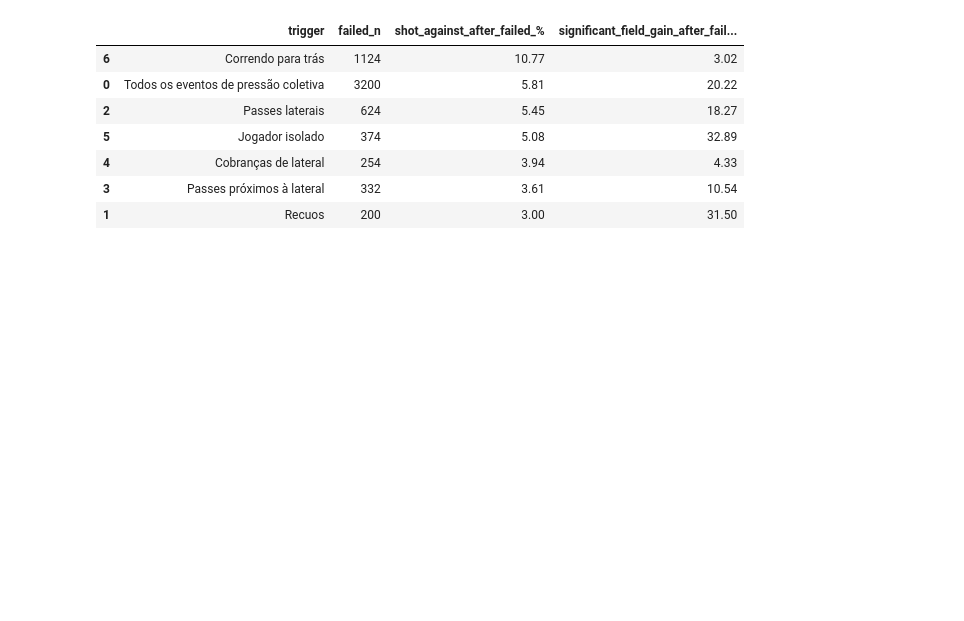
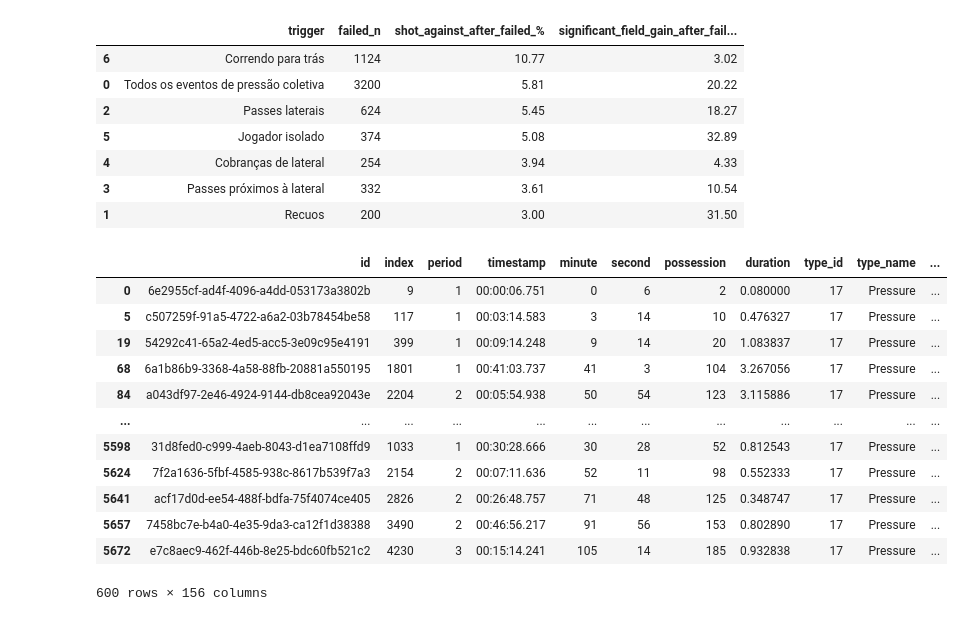
Before and after one commit to AbraaoCG/SoccerPressing, a Jupyter notebook: triggers_v0.ipynb, the cells around one changed output. Drawn from its saved outputs; the diff is of its cells as text; code cells hidden in the pictures; blank space fills up the shorter version.

```diff
--- a/triggers_v0.ipynb
+++ b/triggers_v0.ipynb
@@ -1070,3 +1070,19 @@ Falhas defensivas avaliadas: 1124
 | 4 | Cobranças de lateral | 254 | 3.94 | 4.33 |
 | 3 | Passes próximos à lateral | 332 | 3.61 | 10.54 |
 | 1 | Recuos | 200 | 3.00 | 31.50 |
+# %%
+open_area_passes
+# %% [output]
+|  | id | index | period | timestamp | minute | second | possession | duration | type_id | type_name | ... |
+| 0 | 6e2955cf-ad4f-4096-a4dd-053173a3802b | 9 | 1 | 00:00:06.751 | 0 | 6 | 2 | 0.080000 | 17 | Pressure | ... |
+| 5 | c507259f-91a5-4722-a6a2-03b78454be58 | 117 | 1 | 00:03:14.583 | 3 | 14 | 10 | 0.476327 | 17 | Pressure | ... |
+| 19 | 54292c41-65a2-4ed5-acc5-3e09c95e4191 | 399 | 1 | 00:09:14.248 | 9 | 14 | 20 | 1.083837 | 17 | Pressure | ... |
+| 68 | 6a1b86b9-3368-4a58-88fb-20881a550195 | 1801 | 1 | 00:41:03.737 | 41 | 3 | 104 | 3.267056 | 17 | Pressure | ... |
+| 84 | a043df97-2e46-4924-9144-db8cea92043e | 2204 | 2 | 00:05:54.938 | 50 | 54 | 123 | 3.115886 | 17 | Pressure | ... |
+| ... | ... | ... | ... | ... | ... | ... | ... | ... | ... | ... | ... |
+| 5598 | 31d8fed0-c999-4aeb-8043-d1ea7108ffd9 | 1033 | 1 | 00:30:28.666 | 30 | 28 | 52 | 0.812543 | 17 | Pressure | ... |
+| 5624 | 7f2a1636-5fbf-4585-938c-8617b539f7a3 | 2154 | 2 | 00:07:11.636 | 52 | 11 | 98 | 0.552333 | 17 | Pressure | ... |
+| 5641 | acf17d0d-ee54-488f-bdfa-75f4074ce405 | 2826 | 2 | 00:26:48.757 | 71 | 48 | 125 | 0.348747 | 17 | Pressure | ... |
+| 5657 | 7458bc7e-b4a0-4e35-9da3-ca12f1d38388 | 3490 | 2 | 00:46:56.217 | 91 | 56 | 153 | 0.802890 | 17 | Pressure | ... |
+| 5672 | e7c8aec9-462f-446b-8e25-bdc60fb521c2 | 4230 | 3 | 00:15:14.241 | 105 | 14 | 185 | 0.932838 | 17 | Pressure | ... |
+600 rows × 156 columns
```
Also changed, not shown: parts of 3 cells of this notebook.
